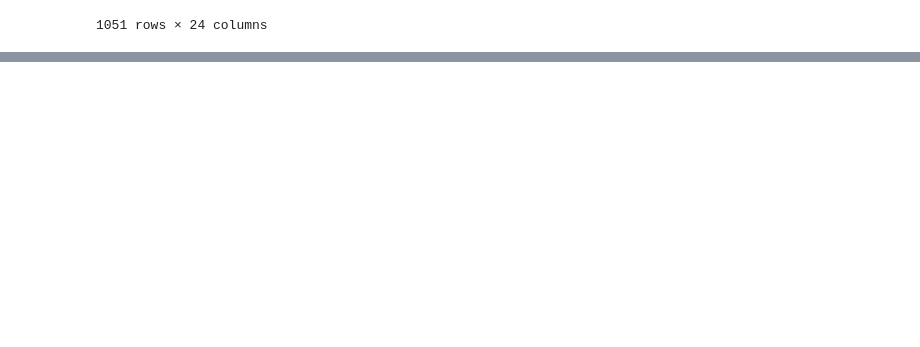
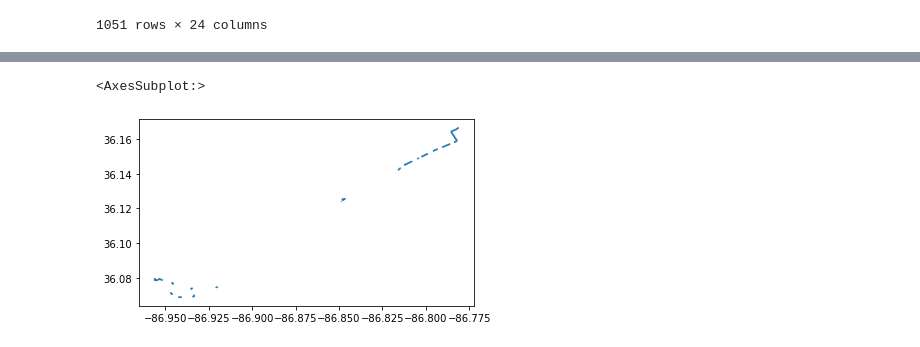
Before and after one commit to dkhamken/wego_dda7_cruella, a Jupyter notebook: notebooks/wego_r3_overnightinbound.ipynb, the cells around one changed output, grey strips where cells are left out. Saved outputs shown, nothing was run; the diff lists cells and outputs as text; code cells hidden in the pictures; blank space fills up the shorter version.

```diff
--- a/notebooks/wego_r3_overnightinbound.ipynb
+++ b/notebooks/wego_r3_overnightinbound.ipynb
@@ -325,4 +281,4 @@ mfam_maytojun
 | 1051 | LINESTRING (-86.84734 36.12513, -... | HARWODEN | Harding Pike & Woodmont Blvd | HARKENEN | West End Ave & Kenner Ave Eb | 23.943 | 3.040363 | ... |
 1052 rows × 24 columns
 # %%
-mfam_maytojun[mfam_maytojun['percent20Secs'] > np.quantile(mfam_maytojun['percent20Secs'], .80)]
+maytojun = mfam_maytojun[mfam_maytojun['percent20Secs'] > np.quantile(mfam_maytojun['percent20Secs'], .80)]
@@ -387,4 +329,4 @@ mfam_juntojul
 | 1050 | LINESTRING (-86.85794 36.14930, -... | WHICHASF | White Bridge Pike & Charlotte Shone | WHICORSF | White Bridge Pike & Corbett Ln Sb | 24.651 | 3.138698 | ... |
 1051 rows × 24 columns
 # %%
-mfam_juntojul[mfam_juntojul['percent20Secs'] > np.quantile(mfam_juntojul['percent20Secs'], .80)]
+juntojul = mfam_juntojul[mfam_juntojul['percent20Secs'] > np.quantile(mfam_juntojul['percent20Secs'], .80)]
@@ -404,0 +333,7 @@ mfam_juntojul[mfam_juntojul['percent20Secs'] > np.quantile(mfam_juntojul['percen
+# %%
+summer = pd.concat([maytojun, juntojul], keys=['maytojun', 'juntojul'])
+# %%
+summer.plot()
+# %% [output]
+<AxesSubplot:>
+[figure, added]
```
Also changed, not shown: parts of 12 cells of this notebook, 6 other files.
